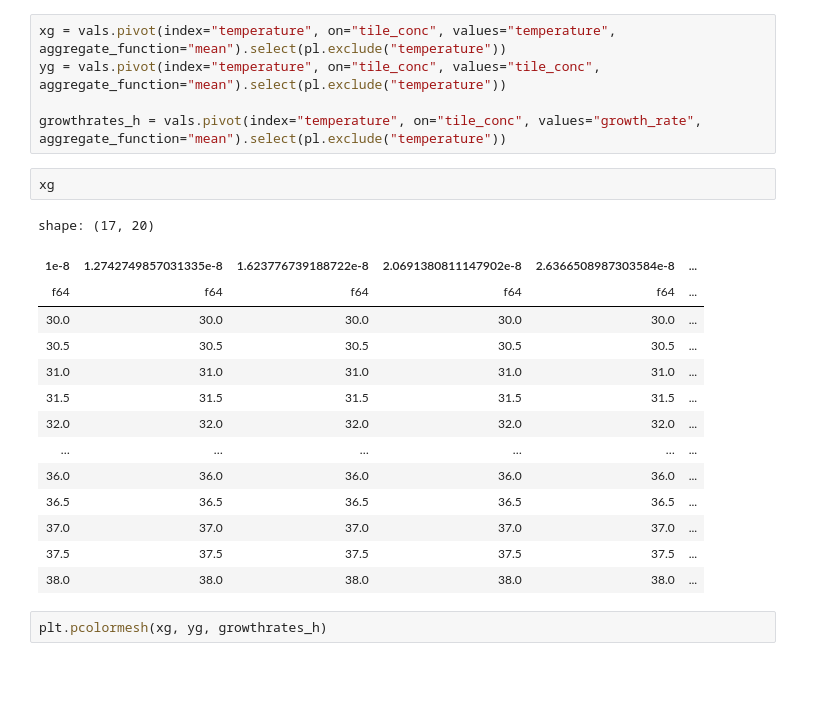
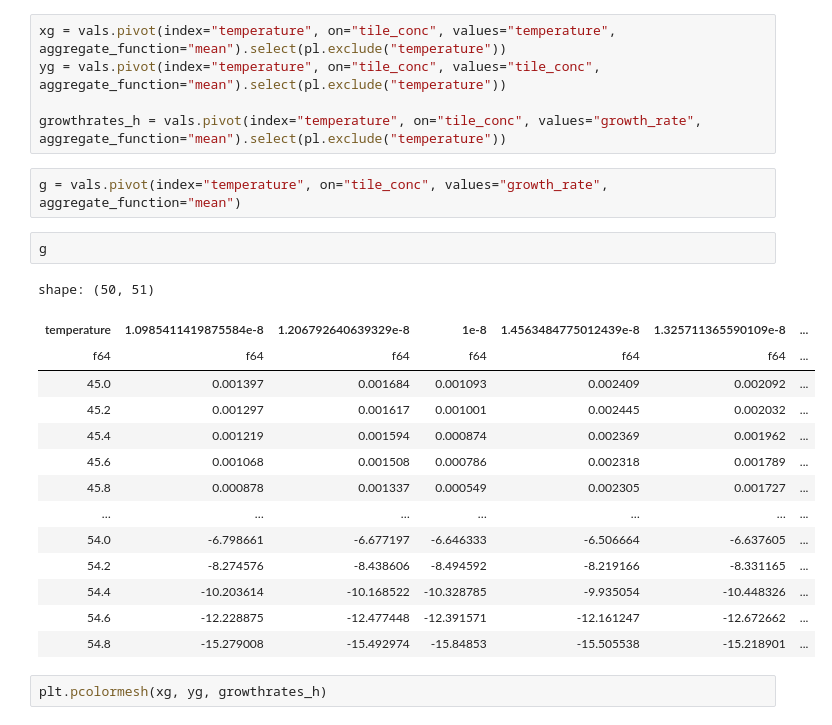
Before and after one commit to tapdance-dna/tileblockers, a Jupyter notebook: examples/phase_diagrams.ipynb, the cells around one changed output. Drawn from its saved outputs; the diff is of its cells as text; blank space fills up the shorter version.

```diff
--- a/examples/phase_diagrams.ipynb
+++ b/examples/phase_diagrams.ipynb
@@ -273,22 +317,24 @@ yg = vals.pivot(index="temperature", on="tile_conc", values="tile_conc", aggrega
 
 growthrates_h = vals.pivot(index="temperature", on="tile_conc", values="growth_rate", aggregate_function="mean").select(pl.exclude("temperature"))
 # %%
-xg
+g = vals.pivot(index="temperature", on="tile_conc", values="growth_rate", aggregate_function="mean")
-# %% [output]
-shape: (17, 20)
-| 1e-8 | 1.2742749857031335e-8 | 1.623776739188722e-8 | 2.0691380811147902e-8 | 2.6366508987303584e-8 | ... |
-| f64 | f64 | f64 | f64 | f64 | ... |
-| 30.0 | 30.0 | 30.0 | 30.0 | 30.0 | ... |
-| 30.5 | 30.5 | 30.5 | 30.5 | 30.5 | ... |
-| 31.0 | 31.0 | 31.0 | 31.0 | 31.0 | ... |
-| 31.5 | 31.5 | 31.5 | 31.5 | 31.5 | ... |
-| 32.0 | 32.0 | 32.0 | 32.0 | 32.0 | ... |
-| … | … | … | … | … | ... |
-| 36.0 | 36.0 | 36.0 | 36.0 | 36.0 | ... |
-| 36.5 | 36.5 | 36.5 | 36.5 | 36.5 | ... |
-| 37.0 | 37.0 | 37.0 | 37.0 | 37.0 | ... |
-| 37.5 | 37.5 | 37.5 | 37.5 | 37.5 | ... |
-| 38.0 | 38.0 | 38.0 | 38.0 | 38.0 | ... |
+# %%
+g
+# %% [output]
+shape: (50, 51)
+| temperature | 1.0985411419875584e-8 | 1.206792640639329e-8 | 1e-8 | 1.4563484775012439e-8 | 1.325711365590109e-8 | ... |
+| f64 | f64 | f64 | f64 | f64 | f64 | ... |
+| 45.0 | 0.001397 | 0.001684 | 0.001093 | 0.002409 | 0.002092 | ... |
+| 45.2 | 0.001297 | 0.001617 | 0.001001 | 0.002445 | 0.002032 | ... |
+| 45.4 | 0.001219 | 0.001594 | 0.000874 | 0.002369 | 0.001962 | ... |
+| 45.6 | 0.001068 | 0.001508 | 0.000786 | 0.002318 | 0.001789 | ... |
+| 45.8 | 0.000878 | 0.001337 | 0.000549 | 0.002305 | 0.001727 | ... |
+| … | … | … | … | … | … | ... |
+| 54.0 | -6.798661 | -6.677197 | -6.646333 | -6.506664 | -6.637605 | ... |
+| 54.2 | -8.274576 | -8.438606 | -8.494592 | -8.219166 | -8.331165 | ... |
+| 54.4 | -10.203614 | -10.168522 | -10.328785 | -9.935054 | -10.448326 | ... |
+| 54.6 | -12.228875 | -12.477448 | -12.391571 | -12.161247 | -12.672662 | ... |
+| 54.8 | -15.279008 | -15.492974 | -15.84853 | -15.505538 | -15.218901 | ... |
 # %%
 plt.pcolormesh(xg, yg, growthrates_h)
 # %% [output]
```
Also changed, not shown: parts of 4 cells of this notebook, 2 other files.
